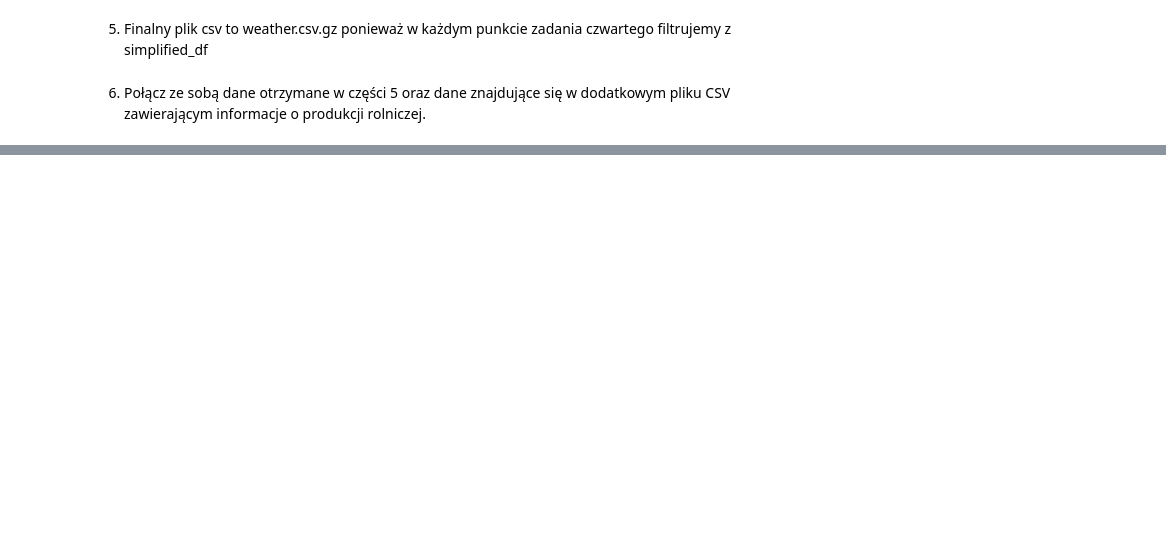
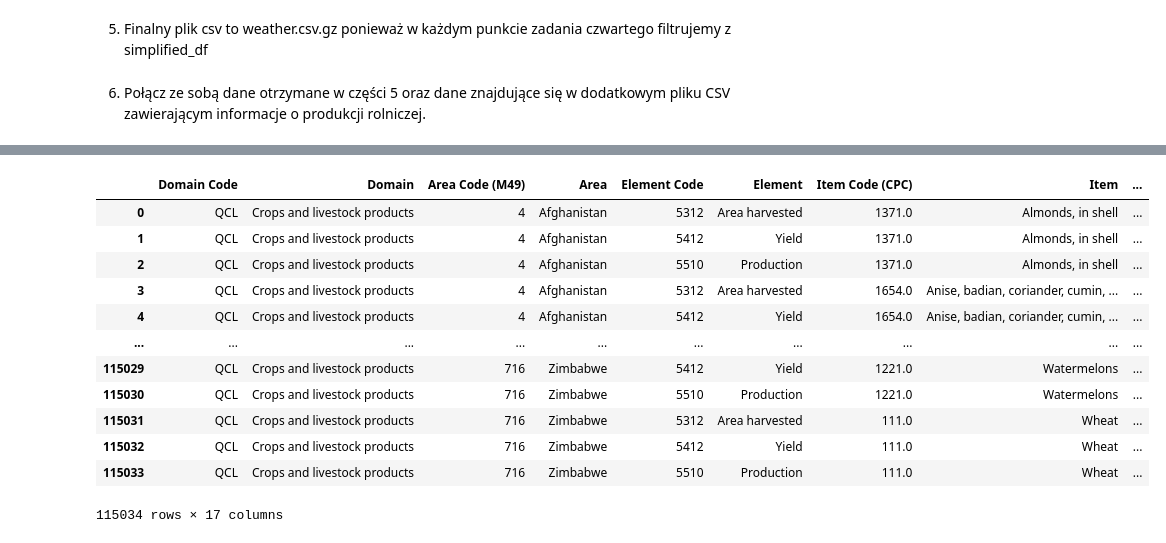
Before and after one commit to igoro00/pdzd, a Jupyter notebook: main.ipynb, the cells around one changed output, grey strips where cells are left out. Drawn from its saved outputs; the diff is of its cells as text; code cells hidden in the pictures; blank space fills up the shorter version.

```diff
--- a/main.ipynb
+++ b/main.ipynb
@@ -152,5 +396,22 @@ m49_to_iso
 # %%
-faostat = pd.read_csv("FAOSTAT_data_en_3-16-2026.csv")
+faostat20 = pd.read_csv("FAOSTAT20.csv")
+faostat21 = pd.read_csv("FAOSTAT21.csv")
+faostat22 = pd.read_csv("FAOSTAT22.csv")
+faostat23 = pd.read_csv("FAOSTAT23.csv")
+faostat = pd.concat([faostat20, faostat21, faostat22, faostat23])
 merged_faostat = faostat.merge(m49_to_iso, how="left", left_on="Area Code (M49)", right_on="M49 Code")
 merged_faostat
-# faostat
+# %% [output]
+|  | Domain Code | Domain | Area Code (M49) | Area | Element Code | Element | Item Code (CPC) | Item | ... |
+| 0 | QCL | Crops and livestock products | 4 | Afghanistan | 5312 | Area harvested | 1371.0 | Almonds, in shell | ... |
+| 1 | QCL | Crops and livestock products | 4 | Afghanistan | 5412 | Yield | 1371.0 | Almonds, in shell | ... |
+| 2 | QCL | Crops and livestock products | 4 | Afghanistan | 5510 | Production | 1371.0 | Almonds, in shell | ... |
+| 3 | QCL | Crops and livestock products | 4 | Afghanistan | 5312 | Area harvested | 1654.0 | Anise, badian, coriander, cumin, ... | ... |
+| 4 | QCL | Crops and livestock products | 4 | Afghanistan | 5412 | Yield | 1654.0 | Anise, badian, coriander, cumin, ... | ... |
+| ... | ... | ... | ... | ... | ... | ... | ... | ... | ... |
+| 115029 | QCL | Crops and livestock products | 716 | Zimbabwe | 5412 | Yield | 1221.0 | Watermelons | ... |
+| 115030 | QCL | Crops and livestock products | 716 | Zimbabwe | 5510 | Production | 1221.0 | Watermelons | ... |
+| 115031 | QCL | Crops and livestock products | 716 | Zimbabwe | 5312 | Area harvested | 111.0 | Wheat | ... |
+| 115032 | QCL | Crops and livestock products | 716 | Zimbabwe | 5412 | Yield | 111.0 | Wheat | ... |
+| 115033 | QCL | Crops and livestock products | 716 | Zimbabwe | 5510 | Production | 111.0 | Wheat | ... |
+115034 rows × 17 columns
```
Also changed, not shown: parts of 29 cells of this notebook, 2 other files.
